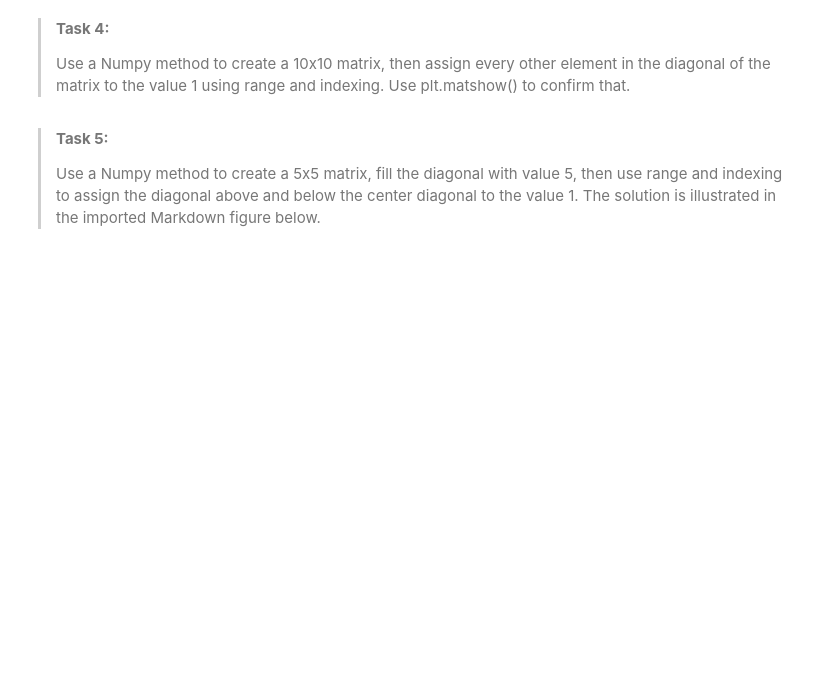
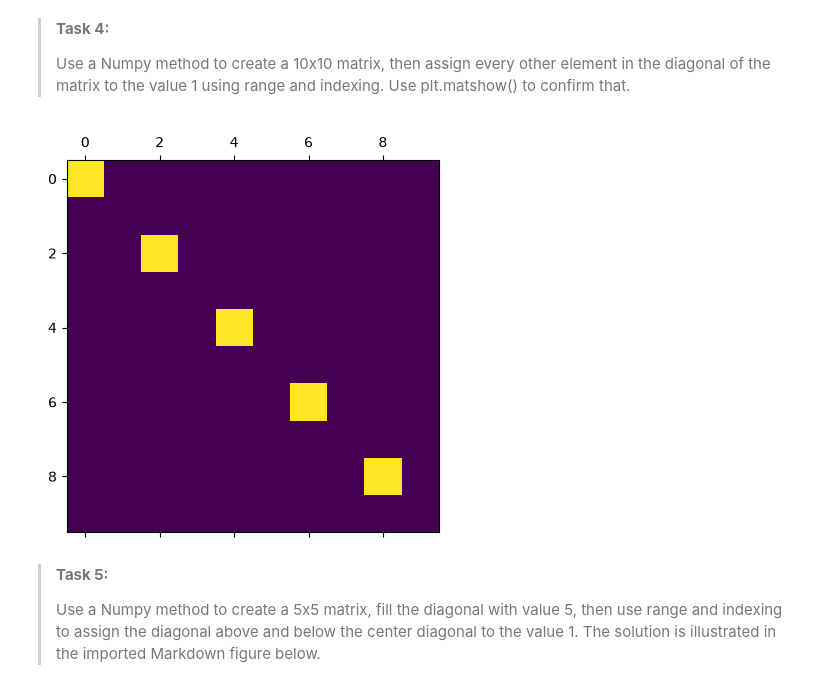
Before and after one commit to Grootegoed/PA1.2, a Jupyter notebook: 6_filling_matrix.ipynb, the cells around one changed output. Saved outputs shown, nothing was run; the diff lists cells and outputs as text; code cells hidden in the pictures; blank space fills up the shorter version.

```diff
--- a/6_filling_matrix.ipynb
+++ b/6_filling_matrix.ipynb
@@ -58,10 +72,13 @@ print(A73)
 > Use a Numpy method to create a 10x10 matrix, then assign every other element in the diagonal of the matrix to the value 1 using range and indexing. Use plt.matshow() to confirm that.
 # %%
 A74 = np.zeros((10, 10))
-A74[# YOUR_CODE_LINE_HERE, # YOUR_CODE_LINE_HERE] = # YOUR_CODE_LINE_HERE
+for i in range(0, 10, 2):
+    A74[i, i] = 1
 
 plt.matshow(A74)
 plt.show()
+# %% [output]
+[figure, added]
 # %% [markdown]
 > **Task 5:**
 >
```
Also changed, not shown: parts of 8 cells of this notebook.
